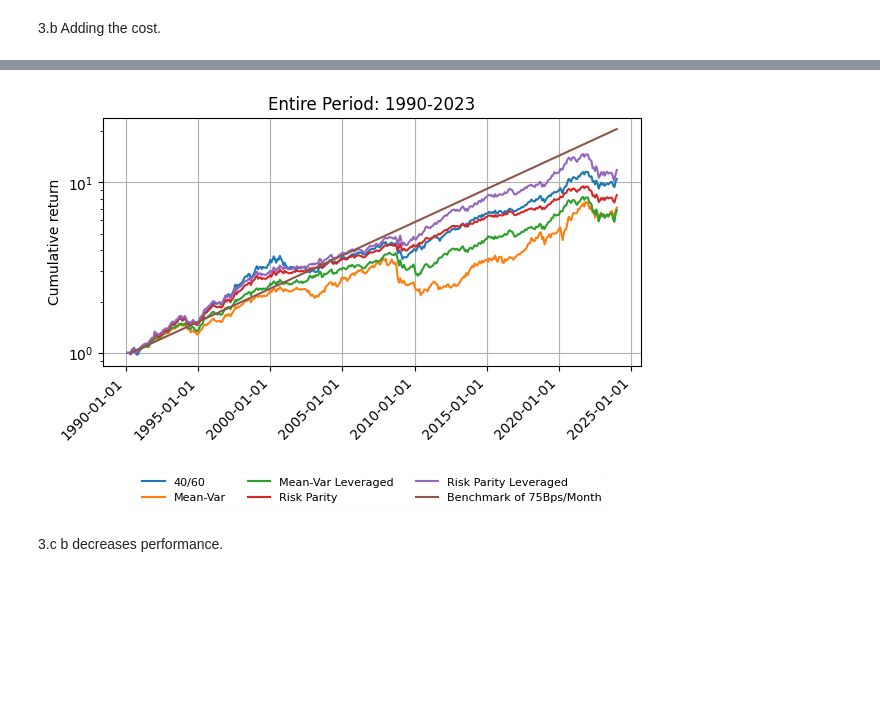
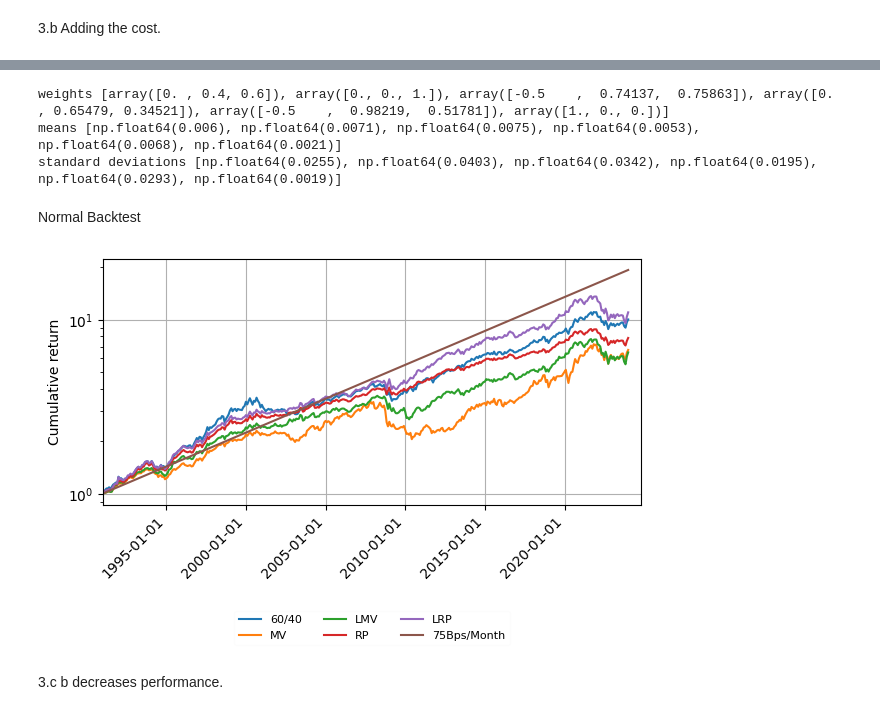
Before and after one commit to andreas-eklundh/Asset_allocation, a Jupyter notebook: Task_3.ipynb, the cells around one changed output, grey strips where cells are left out. Cells and saved outputs as stored; diff of their text form; code cells hidden in the pictures; blank space fills up the shorter version.

```diff
--- a/Task_3.ipynb
+++ b/Task_3.ipynb
@@ -53,6 +53,7 @@ olay = 0.25
 data_ol = data.copy()
 
 data_ol["Market Return"] =  data_ol["Market Return"] - olay * data_ol["BIG LoPRIOR"] + olay * data_ol["BIG HiPRIOR"]
+data_ol = data_ol.drop(columns = ["BIG LoPRIOR", "BIG HiPRIOR"])
 # %%
 mu = np.mean([data_ol["RF"],data_ol["10YrReturns"],data_ol["Market Return"]],axis=1)
 sigma = np.cov([data_ol["RF"],data_ol["10YrReturns"],data_ol["Market Return"]])
@@ -157,0 +161,8 @@ test2, weights2,none, metrics = bt.backtest_k(ind=data_ol_cost, mu_target=mu_tar
+# %%
+# The new Equity time-series:
+data_ol_cost = data_ol.copy()
+
+data_ol_cost["Market Return"] =  data_ol_cost["Market Return"] - Utils.manager_fee(data_ol_cost["Market Return"] )
+mu_cost = np.mean([data_ol_cost["RF"],data_ol_cost["10YrReturns"],data_ol_cost["Market Return"]],axis=1)
+sigma_cost = np.cov([data_ol_cost["RF"],data_ol_cost["10YrReturns"],data_ol_cost["Market Return"]])
+print("Mu", mu_cost,"Sigma", sigma_cost)
@@ -158,28 +204,53 @@ test2, weights2,none, metrics = bt.backtest_k(ind=data_ol_cost, mu_target=mu_tar
+# %%
+# Statistics
+# returns and std
+
+w_naive2_rounded = [weights_naive2[i].round(5) for i in range(0,len(weights_naive2))]
+mus = [(weights_naive2[i] @ mu_cost).round(4) for i in range(0,len(weights_naive2))]
+
+std = [np.sqrt(weights_naive2[i] @ sigma_cost @ weights_naive2[i]).round(4) for i in range(0,len(weights_naive2))]
+print("weights",w_naive2_rounded)
+print("means",mus)
+print("standard deviations",std)
+# %% [output]
+weights [array([0. , 0.4, 0.6]), array([0., 0., 1.]), array([-0.5    ,  0.74137,  0.75863]), array([0.     , 0.65479, 0.34521]), array([-0.5    ,  0.98219,  0.51781]), array([1., 0., 0.])]
+means [np.float64(0.006), np.float64(0.0071), np.float64(0.0075), np.float64(0.0053), np.float64(0.0068), np.float64(0.0021)]
+standard deviations [np.float64(0.0255), np.float64(0.0403), np.float64(0.0342), np.float64(0.0195), np.float64(0.0293), np.float64(0.0019)]
+# %% [markdown]
+Normal Backtest
 # %%
+# Subtract cost in the backtest implementation.
+initial_fits = 12
+
+test2, weights2,none, metrics = bt.backtest_k(ind=data_ol_cost, mu_target=mu_target,m=initial_fits,l=1,K=1)
 time = pd.date_range(test2["Date"][0],test2["Date"][len(test2["Date"]) -1 ], freq = 'ME')
 fig, ax = plt.subplots(layout='constrained')
-ax.plot(time,test2["R_40/60"], label="40/60")
-ax.plot(time,test2["R_MV"], label="Mean-Var")
-ax.plot(time,test2["R_MVL"], label="Mean-Var Leveraged")
-ax.plot(time,test2["R_RP"], label="Risk Parity")
-ax.plot(time,test2["R_RPL"], label="Risk Parity Leveraged")
-ax.plot(time[initial_fits:], [(mu_target+1)**t for t in range(0,len(time)-initial_fits)],
-         label = "Benchmark of 75Bps/Month")
+ax.plot(time,test2["R_40/60"], label="60/40")
+ax.plot(time,test2["R_MV"], label="MV")
+ax.plot(time,test2["R_MVL"], label="LMV")
+ax.plot(time,test2["R_RP"], label="RP")
+ax.plot(time,test2["R_RPL"], label="LRP")
+ax.plot(time[initial_fits-1:], [(mu_target+1)**(t+1) for t in range(-1,len(time)-initial_fits)],
+         label = "75Bps/Month")
 
 ax.xaxis.set_major_locator(mdates.YearLocator(5))  # Set a tick at the start of every year
 ax.xaxis.set_major_formatter(mdates.DateFormatter('%Y-%m-%d'))
 
 plt.legend(framealpha=0.05,loc='center', bbox_to_anchor=(0.5, -0.5), ncol=3,prop={'size': 8})
 plt.tight_layout()
 
 plt.grid()
 plt.xticks(rotation=45, ha='right')
 plt.yscale('log')
 plt.ylabel("Cumulative return")
-plt.title("Entire Period: 1990-2023")
+plt.xlim((pd.Timestamp('1990-12-31'),pd.Timestamp.now()))
+
+# plt.title("Entire Period: 1990-2023")
+plt.savefig("Figures/BT_task3_actual25cost_1990_2023",bbox_inches='tight')
+
 plt.show()
 # %% [output]
-[figure, old version]
+[figure, new version]
 # %% [markdown]
 3.c b decreases performance.
 # %% [markdown]
```
Also changed, not shown: parts of 20 cells of this notebook.
